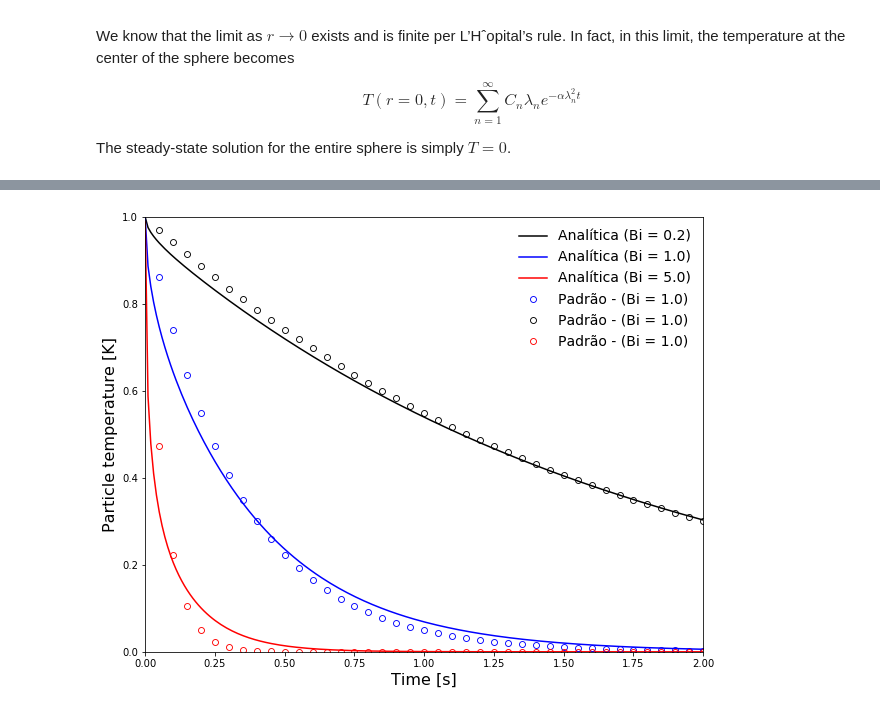
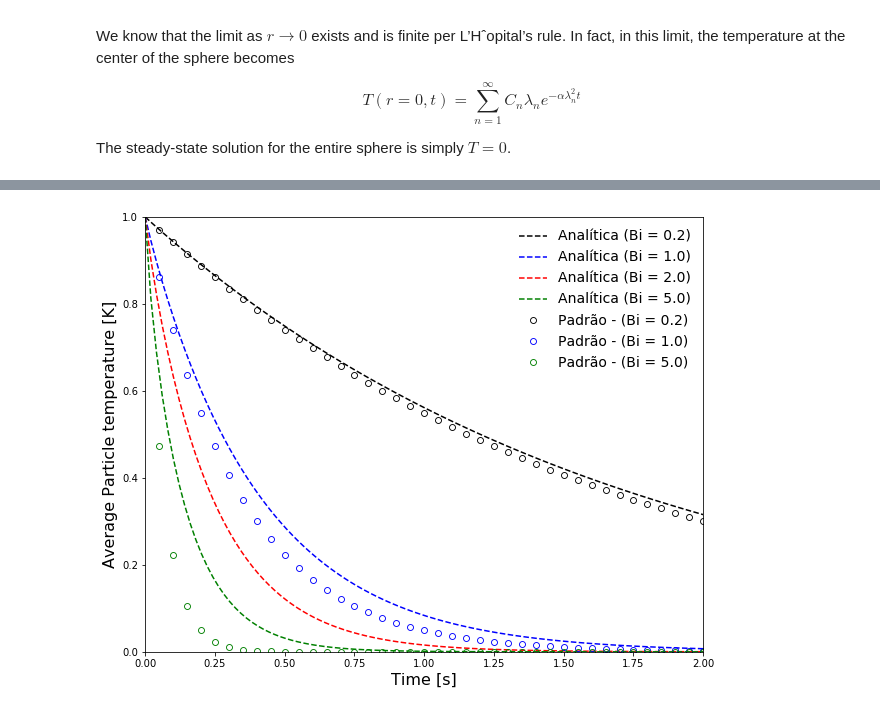
Before and after one commit to lucillalmeida/doutorado-validacoes, a Jupyter notebook: cooling_particle/Post-processing/Transient heat conduction in a solid sphere with convective boundary-comparison.ipynb, the cells around one changed output, grey strips where cells are left out. Saved outputs shown, nothing was run; the diff lists cells and outputs as text; code cells hidden in the pictures.

Commit message:
average T

```diff
--- a/cooling_particle/Post-processing/Transient heat conduction in a solid sphere with convective boundary-comparison.ipynb
+++ b/cooling_particle/Post-processing/Transient heat conduction in a solid sphere with convective boundary-comparison.ipynb
@@ -156,4 +159,10 @@ def Temperature(lambda_n, Cn, r, t):
         T = T + Cn[i]*(1.0/(r+0.0000000001))*(math.sin(lambda_n[i]*r))*math.exp(-1.0*alpha*lambda_n[i]*lambda_n[i]*t)
         #print(T)
     return(T)
+
+
+def average_temperature(lambda_n, Cn, R, t):
+    f = lambda r: r*r*Temperature(lambda_n, Cn, r, t)
+    y = integrate.quad(f, 0, R)
+    return((3.0/(R*R*R)*y[0]))
 # %%
@@ -231,23 +245,28 @@ Rocky_zero_way_Bi5_standard.close()
 # %%
 
 
 
 plt.rcParams["figure.figsize"] = (10.0, 8.0)
-plt.plot(t,temperature_list[0], linestyle = "-", color = "black", label = "Analítica (Bi = {0:.1f})".format(Biot[0]))
-plt.plot(t,temperature_list[1], linestyle = "-", color = "blue", label = "Analítica (Bi = {0:.1f})".format(Biot[1]))
-plt.plot(t,temperature_list[2], linestyle = "-", color = "red", label = "Analítica (Bi = {0:.1f})".format(Biot[2]))
+#plt.plot(t,temperature_list[0], linestyle = "-", color = "black", label = "Analítica (Bi = {0:.1f})".format(Biot[0]))
+#plt.plot(t,temperature_list[1], linestyle = "-", color = "blue", label = "Analítica (Bi = {0:.1f})".format(Biot[1]))
+#plt.plot(t,temperature_list[2], linestyle = "-", color = "red", label = "Analítica (Bi = {0:.1f})".format(Biot[2]))
 
+plt.plot(t,average_temperature_list[0], linestyle = "--", color = "black", label = "Analítica (Bi = {0:.1f})".format(Biot[0]))
+plt.plot(t,average_temperature_list[1], linestyle = "--", color = "blue", label = "Analítica (Bi = {0:.1f})".format(Biot[1]))
+plt.plot(t,average_temperature_list[2], linestyle = "--", color = "red", label = "Analítica (Bi = {0:.1f})".format(Biot[2]))
+plt.plot(t,average_temperature_list[3], linestyle = "--", color = "green", label = "Analítica (Bi = {0:.1f})".format(Biot[3]))
+
+plt.plot(t_zero_way_Bi02_standard, temp_zero_way_Bi02_standard, linestyle = "None", marker = 'o', markeredgecolor = "black",
+         markeredgewidth = 0.9, markevery=1, markerfacecolor = "none", label = "Padrão - (Bi = {0:.1f})".format(Biot[0]))
 plt.plot(t_zero_way_Bi1_standard, temp_zero_way_Bi1_standard, linestyle = "None", marker = 'o', markeredgecolor = "blue",
          markeredgewidth = 0.9, markevery=1, markerfacecolor = "none", label = "Padrão - (Bi = {0:.1f})".format(Biot[1]))
-plt.plot(t_zero_way_Bi02_standard, temp_zero_way_Bi02_standard, linestyle = "None", marker = 'o', markeredgecolor = "black",
-         markeredgewidth = 0.9, markevery=1, markerfacecolor = "none", label = "Padrão - (Bi = {0:.1f})".format(Biot[1]))
-plt.plot(t_zero_way_Bi5_standard, temp_zero_way_Bi5_standard, linestyle = "None", marker = 'o', markeredgecolor = "red",
-         markeredgewidth = 0.9, markevery=1, markerfacecolor = "none", label = "Padrão - (Bi = {0:.1f})".format(Biot[1]))
+plt.plot(t_zero_way_Bi5_standard, temp_zero_way_Bi5_standard, linestyle = "None", marker = 'o', markeredgecolor = "green",
+         markeredgewidth = 0.9, markevery=1, markerfacecolor = "none", label = "Padrão - (Bi = {0:.1f})".format(Biot[3]))
 plt.xlim(0, 2)
 plt.ylim(0, 1)
 plt.legend(fontsize=14, loc='upper right', frameon=False)
-plt.ylabel('Particle temperature [K]', fontsize=16)
+plt.ylabel('Average Particle temperature [K]', fontsize=16)
 plt.xlabel('Time [s]', fontsize=16)
 plt.show()
 # %% [output]
-[figure, old version]
+[figure, new version]
```
Also changed, not shown: parts of 2 cells of this notebook.
